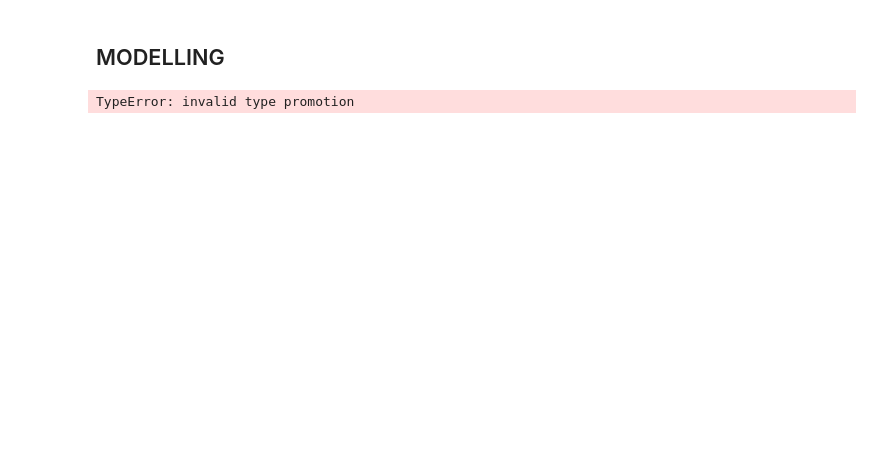
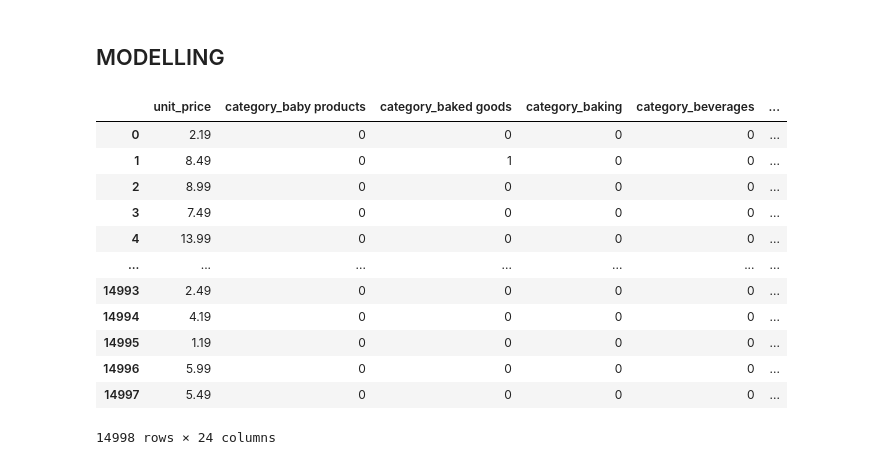
Before and after one commit to DOMINION-JOHN1/Cognizant_artificial_intelligence_project, a Jupyter notebook: cognizant_AI_project.ipynb, the cells around one changed output. Cells and saved outputs as stored; diff of their text form; code cells hidden in the pictures; blank space fills up the shorter version.

```diff
--- a/cognizant_AI_project.ipynb
+++ b/cognizant_AI_project.ipynb
@@ -413,6 +433,21 @@ df.drop('timestamp',axis=1)
 # %% [markdown]
 ## MODELLING
 # %%
-X = merged_df.drop(columns=['estimated_stock_pct'])
-y = merged_df['estimated_stock_pct']
+X = df.drop(columns=['estimated_stock_pct','timestamp','temperature','quantity'])
+y = df['estimated_stock_pct']
+X
+# %% [output]
+|  | unit_price | category_baby products | category_baked goods | category_baking | category_beverages | ... |
+| 0 | 2.19 | 0 | 0 | 0 | 0 | ... |
+| 1 | 8.49 | 0 | 1 | 0 | 0 | ... |
+| 2 | 8.99 | 0 | 0 | 0 | 0 | ... |
+| 3 | 7.49 | 0 | 0 | 0 | 0 | ... |
+| 4 | 13.99 | 0 | 0 | 0 | 0 | ... |
+| ... | ... | ... | ... | ... | ... | ... |
+| 14993 | 2.49 | 0 | 0 | 0 | 0 | ... |
+| 14994 | 4.19 | 0 | 0 | 0 | 0 | ... |
+| 14995 | 1.19 | 0 | 0 | 0 | 0 | ... |
+| 14996 | 5.99 | 0 | 0 | 0 | 0 | ... |
+| 14997 | 5.49 | 0 | 0 | 0 | 0 | ... |
+14998 rows × 24 columns
 # %%
@@ -425,6 +460,2 @@ scaler=StandardScaler()
 # %%
 X_train, X_test, y_train, y_test = train_test_split(X, y, test_size=0.2, random_state=101)
-# %%
-scaler.fit(X_train)
-# %% [output]
-TypeError: invalid type promotion
```
Also changed, not shown: parts of 8 cells of this notebook.
